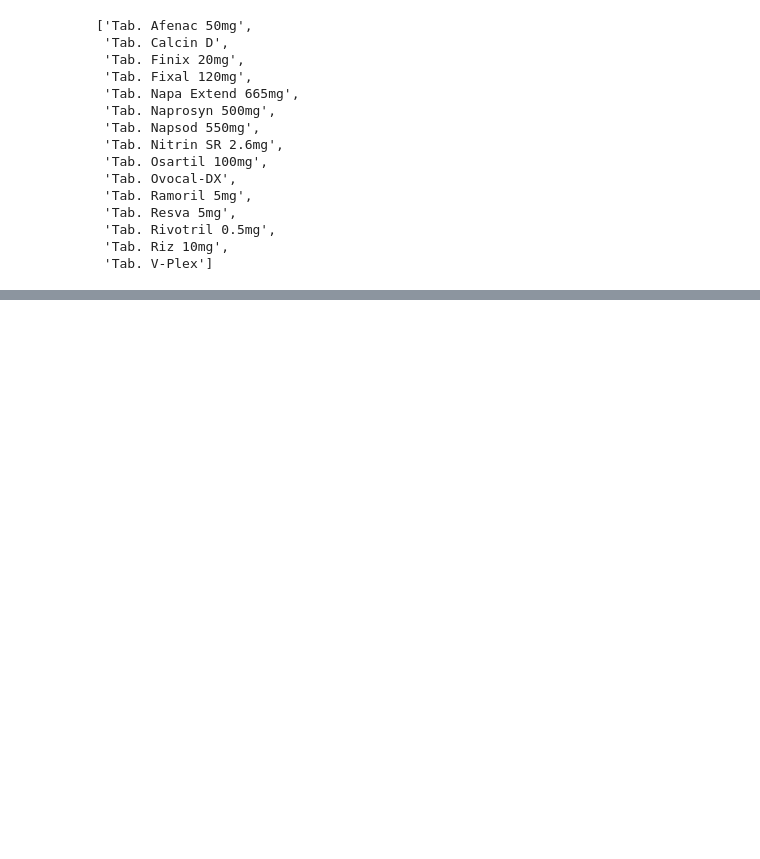
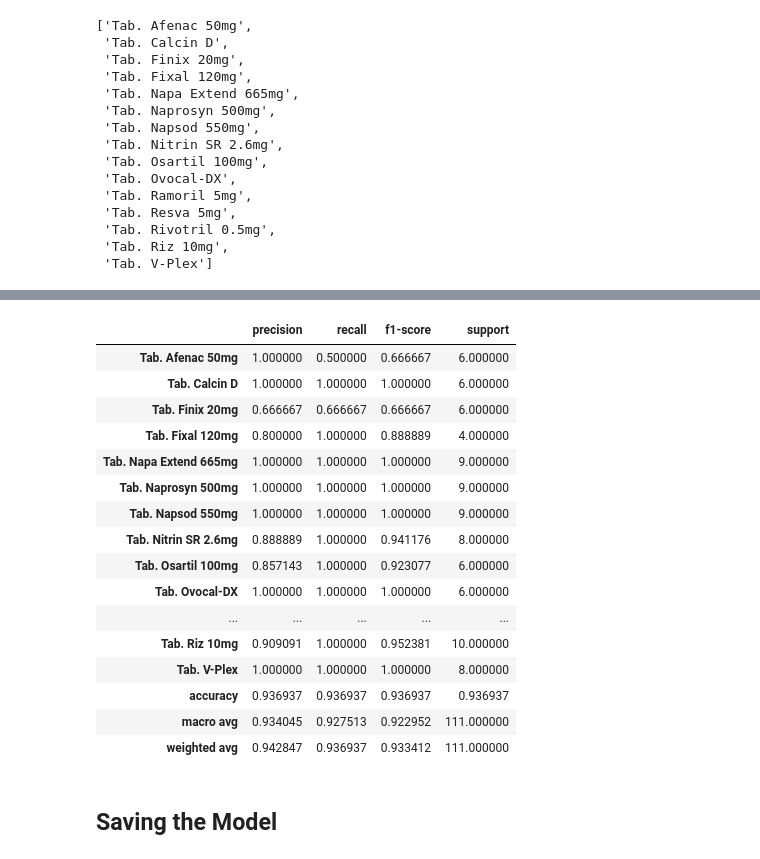
Before and after one commit to JanayAlam/docs-cursive-handwriting-recognition, a Jupyter notebook: model/model_training.ipynb, the cells around one changed output, grey strips where cells are left out. Drawn from its saved outputs; the diff is of its cells as text; code cells hidden in the pictures; blank space fills up the shorter version.

```diff
--- a/model/model_training.ipynb
+++ b/model/model_training.ipynb
@@ -243,3 +397,28 @@ predict(model, img)
+# %%
+pd.DataFrame(data=classification_report(
+        model_result_df['actual_class'],
+        model_result_df['predicted_class'],
+        output_dict=True)).T
+# %% [output]
+|  | precision | recall | f1-score | support |
+| Tab. Afenac 50mg | 1.000000 | 0.500000 | 0.666667 | 6.000000 |
+| Tab. Calcin D | 1.000000 | 1.000000 | 1.000000 | 6.000000 |
+| Tab. Finix 20mg | 0.666667 | 0.666667 | 0.666667 | 6.000000 |
+| Tab. Fixal 120mg | 0.800000 | 1.000000 | 0.888889 | 4.000000 |
+| Tab. Napa Extend 665mg | 1.000000 | 1.000000 | 1.000000 | 9.000000 |
+| Tab. Naprosyn 500mg | 1.000000 | 1.000000 | 1.000000 | 9.000000 |
+| Tab. Napsod 550mg | 1.000000 | 1.000000 | 1.000000 | 9.000000 |
+| Tab. Nitrin SR 2.6mg | 0.888889 | 1.000000 | 0.941176 | 8.000000 |
+| Tab. Osartil 100mg | 0.857143 | 1.000000 | 0.923077 | 6.000000 |
+| Tab. Ovocal-DX | 1.000000 | 1.000000 | 1.000000 | 6.000000 |
+| ... | ... | ... | ... | ... |
+| Tab. Riz 10mg | 0.909091 | 1.000000 | 0.952381 | 10.000000 |
+| Tab. V-Plex | 1.000000 | 1.000000 | 1.000000 | 8.000000 |
+| accuracy | 0.936937 | 0.936937 | 0.936937 | 0.936937 |
+| macro avg | 0.934045 | 0.927513 | 0.922952 | 111.000000 |
+| weighted avg | 0.942847 | 0.936937 | 0.933412 | 111.000000 |
+# %% [markdown]
+## Saving the Model
 # %%
 model_version = max([int(i) for i in os.listdir('save_models') + [0]]) + 1
 model.save(f'./save_models/{model_version}')
```
Also changed, not shown: parts of 21 cells of this notebook, 13 other files.
